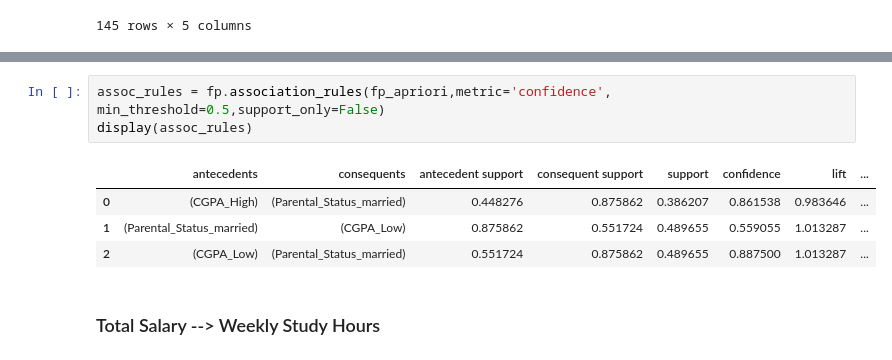
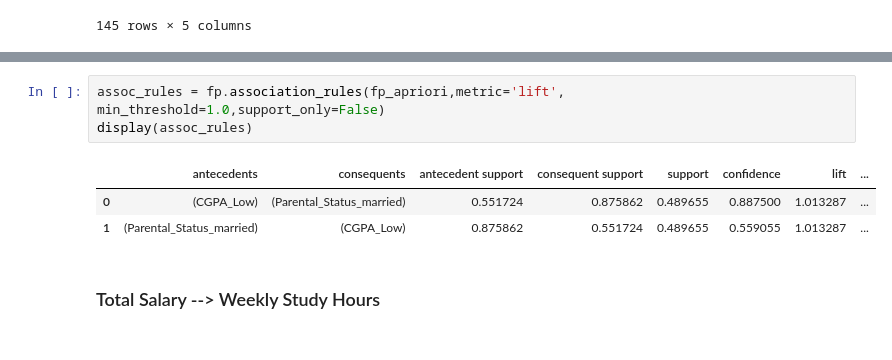
Before and after one commit to waiee/Higher-Education-Students-Performance-Evaluation---Association-Rule-Mining, a Jupyter notebook: test.ipynb, the cells around one changed output, grey strips where cells are left out. Saved outputs shown, nothing was run; the diff lists cells and outputs as text.

```diff
--- a/test.ipynb
+++ b/test.ipynb
@@ -445,11 +445,10 @@ display(fp_apriori)
 # %%
-assoc_rules = fp.association_rules(fp_apriori,metric='confidence', min_threshold=0.5,support_only=False)
+assoc_rules = fp.association_rules(fp_apriori,metric='lift', min_threshold=1.0,support_only=False)
 display(assoc_rules)
 # %% [output]
 |  | antecedents | consequents | antecedent support | consequent support | support | confidence | lift | ... |
-| 0 | (CGPA_High) | (Parental_Status_married) | 0.448276 | 0.875862 | 0.386207 | 0.861538 | 0.983646 | ... |
+| 0 | (CGPA_Low) | (Parental_Status_married) | 0.551724 | 0.875862 | 0.489655 | 0.887500 | 1.013287 | ... |
 | 1 | (Parental_Status_married) | (CGPA_Low) | 0.875862 | 0.551724 | 0.489655 | 0.559055 | 1.013287 | ... |
-| 2 | (CGPA_Low) | (Parental_Status_married) | 0.551724 | 0.875862 | 0.489655 | 0.887500 | 1.013287 | ... |
 # %% [markdown]
 ### Total Salary --> Weekly Study Hours
 # %%
```
Also changed, not shown: parts of 6 cells of this notebook.
